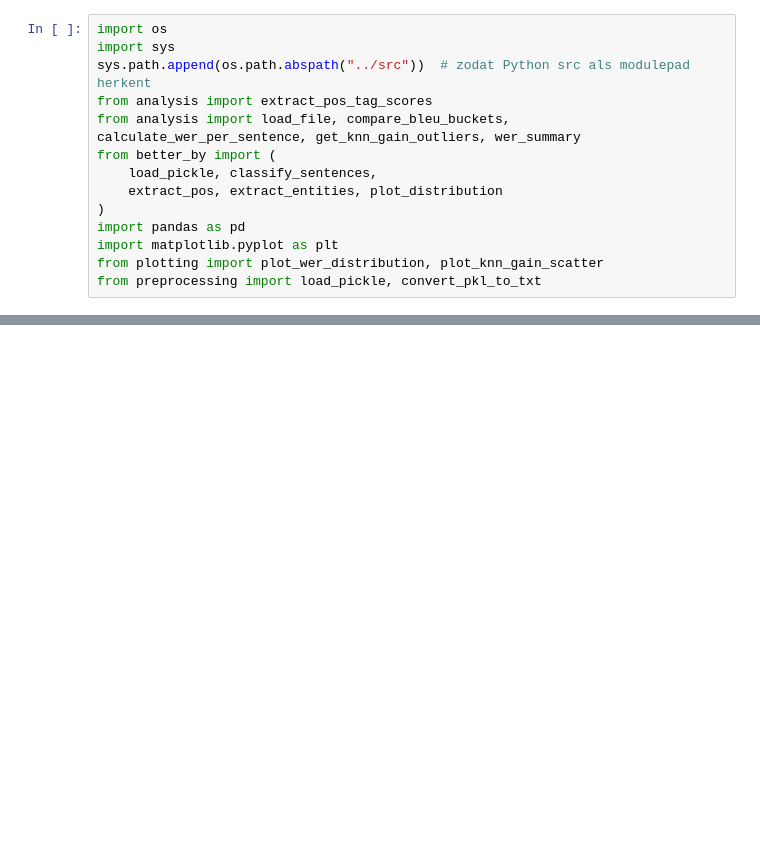
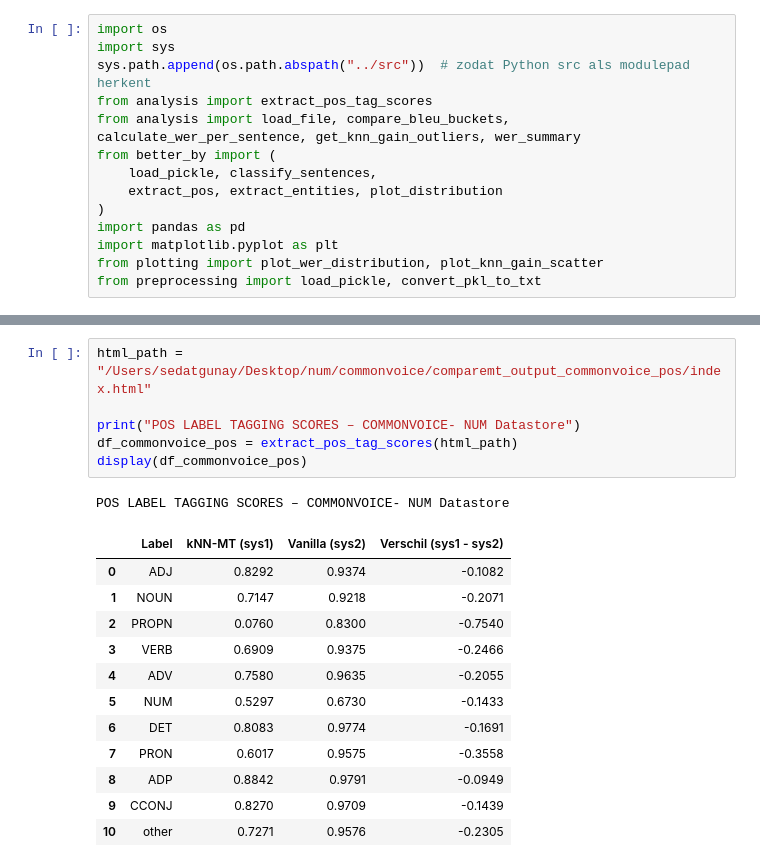
Before and after one commit to SedatGunay/kNN-MT, a Jupyter notebook: notebooks/num_commonvoice.ipynb, the cells around one changed output, grey strips where cells are left out. Saved outputs shown, nothing was run; the diff lists cells and outputs as text; blank space fills up the shorter version.

```diff
--- a/notebooks/num_commonvoice.ipynb
+++ b/notebooks/num_commonvoice.ipynb
@@ -49,3 +38,23 @@ df_bleu.style.background_gradient(cmap="RdYlGn_r", subset=["Verschil (sys1 - sys
 | 7 | [70.0,80.0) | 3624 | 1044 | 2580 |
 | 8 | [80.0,90.0) | 2060 | 637 | 1423 |
 | 9 | >=90.0 | 5 | 72 | -67 |
+# %%
+html_path = "/Users/sedatgunay/Desktop/num/commonvoice/comparemt_output_commonvoice_pos/index.html"
+
+print("POS LABEL TAGGING SCORES – COMMONVOICE- NUM Datastore")
+df_commonvoice_pos = extract_pos_tag_scores(html_path)
+display(df_commonvoice_pos)
+# %% [output]
+POS LABEL TAGGING SCORES – COMMONVOICE- NUM Datastore
+|  | Label | kNN-MT (sys1) | Vanilla (sys2) | Verschil (sys1 - sys2) |
+| 0 | ADJ | 0.8292 | 0.9374 | -0.1082 |
+| 1 | NOUN | 0.7147 | 0.9218 | -0.2071 |
+| 2 | PROPN | 0.0760 | 0.8300 | -0.7540 |
+| 3 | VERB | 0.6909 | 0.9375 | -0.2466 |
+| 4 | ADV | 0.7580 | 0.9635 | -0.2055 |
+| 5 | NUM | 0.5297 | 0.6730 | -0.1433 |
+| 6 | DET | 0.8083 | 0.9774 | -0.1691 |
+| 7 | PRON | 0.6017 | 0.9575 | -0.3558 |
+| 8 | ADP | 0.8842 | 0.9791 | -0.0949 |
+| 9 | CCONJ | 0.8270 | 0.9709 | -0.1439 |
+| 10 | other | 0.7271 | 0.9576 | -0.2305 |
```
Also changed, not shown: parts of 6 cells of this notebook, 4 other files.
